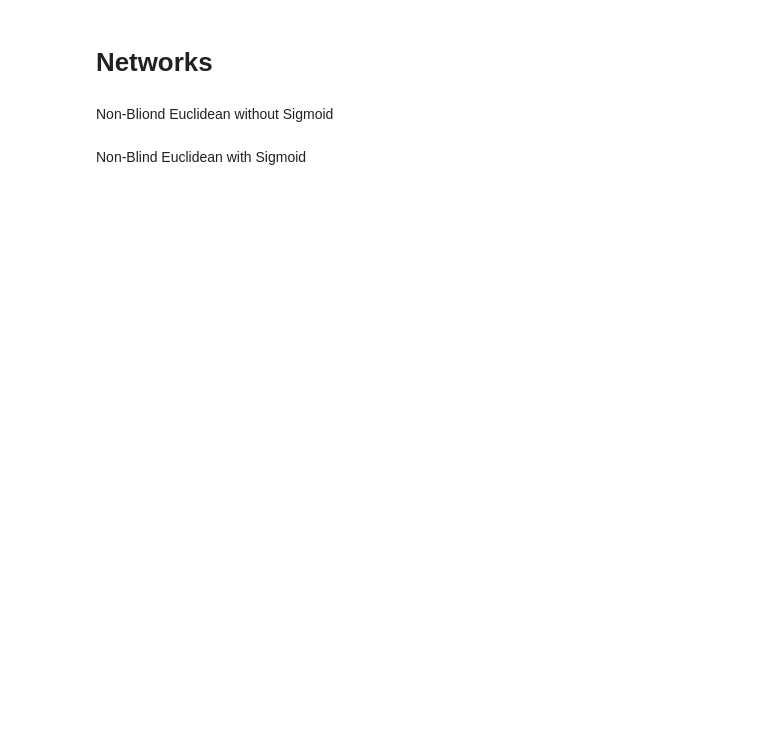
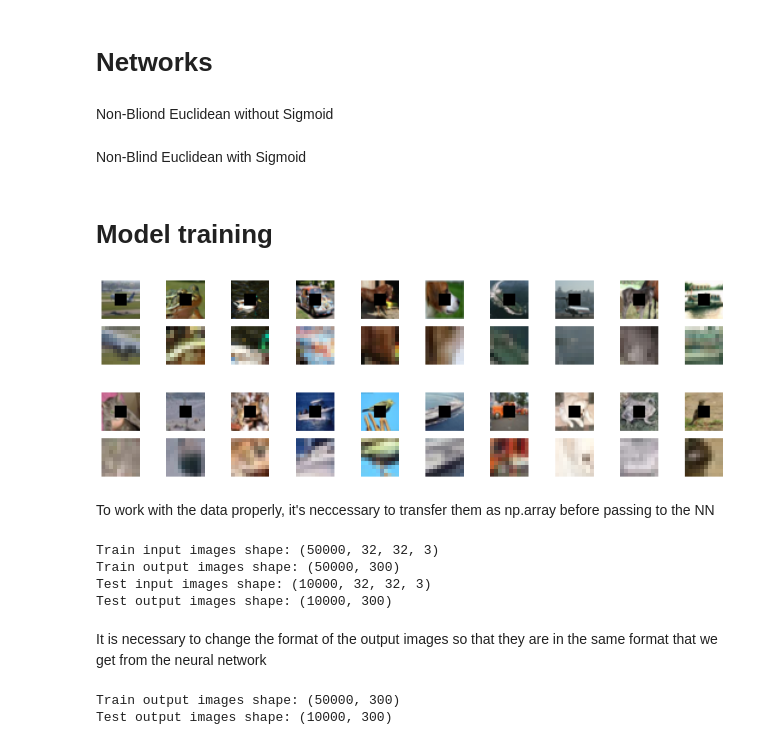
Before and after one commit to BoKna031/ImageInpainting, a Jupyter notebook: ImageInpaintingCIFAR_10.ipynb, the cells around one changed output. Drawn from its saved outputs; the diff is of its cells as text; code cells hidden in the pictures; blank space fills up the shorter version.

```diff
--- a/ImageInpaintingCIFAR_10.ipynb
+++ b/ImageInpaintingCIFAR_10.ipynb
@@ -85,3 +84,9 @@ Empty directories successfully created.
+# %%
+def crop_center(image):
+  center_x = image.shape[0] // 2
+  center_y = image.shape[1] // 2
+  center_img = image[center_x-5:center_x+5, center_y-5:center_y+5, :]
+  return np.copy(center_img)
 # %%
 from PIL import Image
 
@@ -89,9 +94,22 @@ for i, img in enumerate(train_images):
   filename = str(i) + "_" + str(train_labels[i][0])
   org_img = Image.fromarray(img)
   nb_img = Image.fromarray(non_blind_image(img))
+  crop_img = Image.fromarray(crop_center(img))
 
+  nb_img.save(TRAIN_NB_PATH + os.sep + filename + ".png")
+  crop_img.save(TRAIN_CROP_PATH + os.sep + filename + ".png")
   org_img.save(TRAIN_ORG_PATH + os.sep + filename + ".png")
-  nb_img.save(TRAIN_NB_PATH + os.sep + filename + ".png")
+
+for i, img in enumerate(test_images):
+  filename = str(i) + "_" + str(test_labels[i][0])
+
+  org_img = Image.fromarray(img)
+  nb_img = Image.fromarray(non_blind_image(img))
+  crop_img = Image.fromarray(crop_center(img))
+
+  nb_img.save(TEST_NB_PATH + os.sep + filename + ".png")
+  crop_img.save(TEST_CROP_PATH + os.sep + filename + ".png")
+  org_img.save(TEST_ORG_PATH + os.sep + filename + ".png")
 # %% [markdown]
 # Networks
 # %% [markdown]
@@ -142,3 +160,27 @@ model.compile(loss='binary_crossentropy', optimizer='adam', metrics=['accuracy']
 
 # Ispisivanje informacija o modelu
 #model.summary()
+# %% [markdown]
+# Model training
+# %%
+def load_dataset(dir_path):
+  dataset = []
+  for filename in os.listdir(dir_path):
+    image_path = os.path.join(dir_path, filename)
+    image = Image.open(image_path)
+    image_array = np.array(image)
+    dataset.append(image_array)
+  return dataset
+# %%
+train_ds = load_dataset(TRAIN_NB_PATH)
+train_ds_out = load_dataset(TRAIN_CROP_PATH)
+
+fig, axes = plt.subplots(2, 10, figsize=(15, 2))
+for i in range(10):
+    axes[0][i].imshow(train_ds[i])
+    axes[0][i].axis('off')
+    axes[1][i].imshow(train_ds_out[i])
+    axes[1][i].axis('off')
+plt.show()
+# %% [output]
+[figure, added]
@@ -144,0 +216,12 @@ model.compile(loss='binary_crossentropy', optimizer='adam', metrics=['accuracy']
+# %%
+fig, axes = plt.subplots(2, 10, figsize=(15, 2))
+for i in range(10):
+    axes[0][i].imshow(test_ds[i])
+    axes[0][i].axis('off')
+    axes[1][i].imshow(test_ds_out[i])
+    axes[1][i].axis('off')
+plt.show()
+# %% [output]
+[figure, added]
+# %% [markdown]
+To work with the data properly, it's neccessary to transfer them as np.array before passing to the NN
@@ -144,0 +233,21 @@ model.compile(loss='binary_crossentropy', optimizer='adam', metrics=['accuracy']
+# %%
+print('Train input images shape:', train_ds.shape)
+print('Train output images shape:', train_ds_out.shape)
+print('Test input images shape:', test_ds.shape)
+print('Test output images shape:', test_ds_out.shape)
+# %% [output]
+Train input images shape: (50000, 32, 32, 3)
+Train output images shape: (50000, 300)
+Test input images shape: (10000, 32, 32, 3)
+Test output images shape: (10000, 300)
+# %% [markdown]
+It is necessary to change the format of the output images so that they are in the same format that we get from the neural network
+# %%
+train_ds_out = np.reshape(train_ds_out, (train_ds_out.shape[0], 300))
+test_ds_out = np.reshape(test_ds_out, (test_ds_out.shape[0], 300))
+
+print('Train output images shape:', train_ds_out.shape)
+print('Test output images shape:', test_ds_out.shape)
+# %% [output]
+Train output images shape: (50000, 300)
+Test output images shape: (10000, 300)
```
Also changed, not shown: parts of 19 cells of this notebook.
